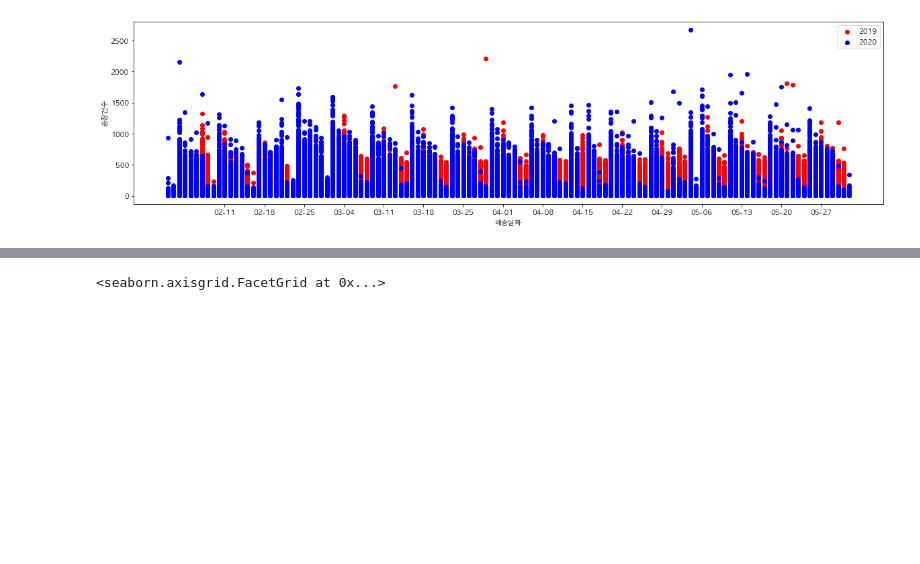
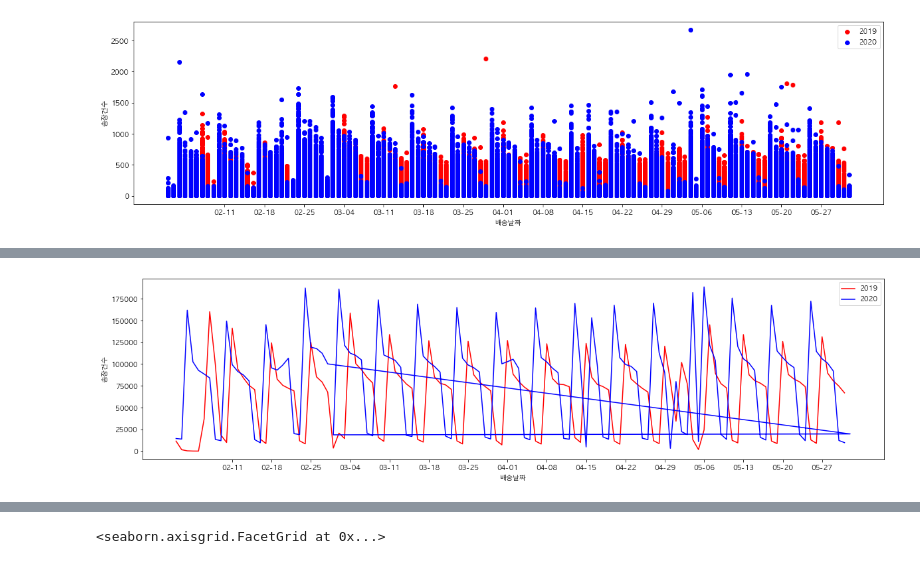
Before and after one commit to yekyung2/AOAS_data, a Jupyter notebook: daily_analysis/shipping_2.ipynb, the cells around one changed output, grey strips where cells are left out. Drawn from its saved outputs; the diff is of its cells as text; code cells hidden in the pictures; blank space fills up the shorter version.

```diff
--- a/daily_analysis/shipping_2.ipynb
+++ b/daily_analysis/shipping_2.ipynb
@@ -165,0 +190,13 @@ plt.show()
+# %%
+fig, ax = plt.subplots(figsize=(20,5))
+
+sns.lineplot(line_shipping_2019.index,line_shipping_2019["송장건수"],color="red", label="2019")
+sns.lineplot(line_shipping_2020.index, line_shipping_2020["송장건수"],color="blue", label="2020")
+
+ax.legend()
+ax.set_xlabel("배송날짜")
+ax.set_ylabel("송장건수")
+plt.xticks(np.arange(min(x), max(x)+100, 7.0))
+plt.show()
+# %% [output]
+[figure, added]
```
Also changed, not shown: parts of 17 cells of this notebook.
